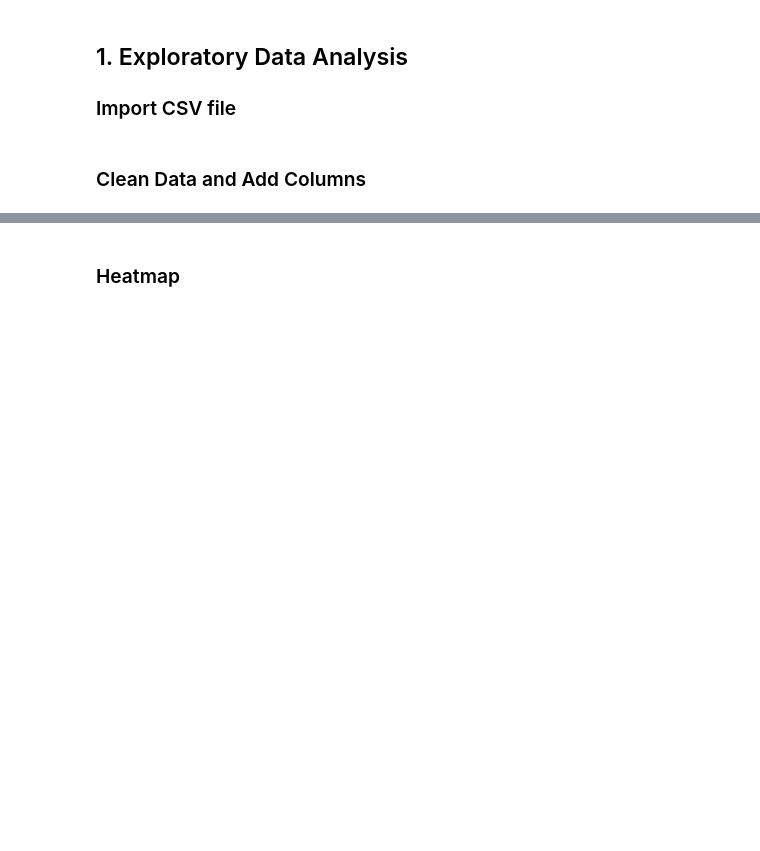
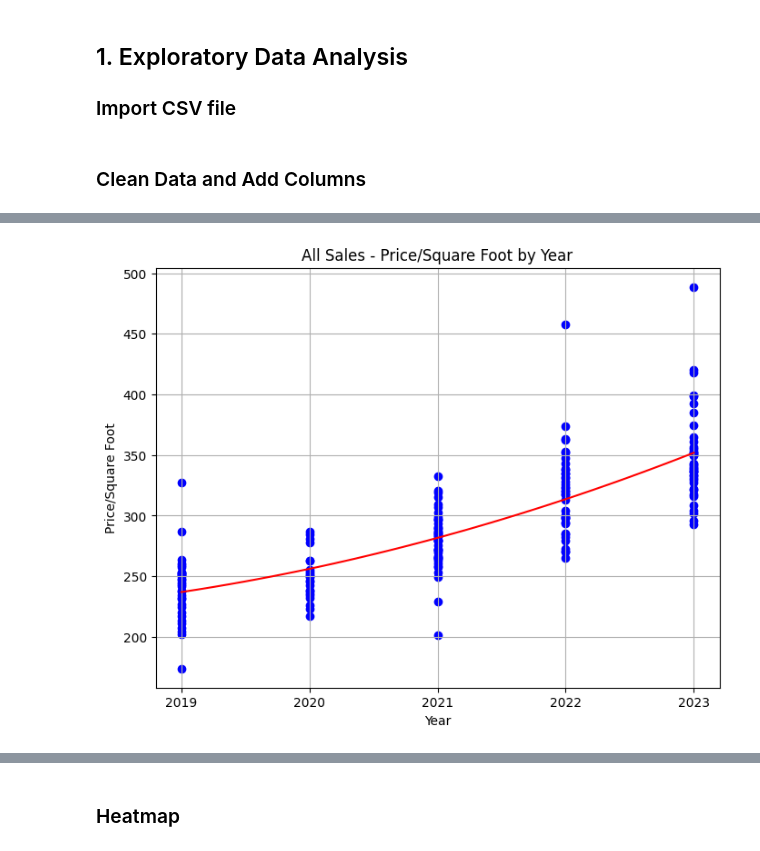
Before and after one commit to jason-christopher/Wheeler_Home_Values, a Jupyter notebook: analysis.ipynb, the cells around one changed output, grey strips where cells are left out. Drawn from its saved outputs; the diff is of its cells as text; code cells hidden in the pictures; blank space fills up the shorter version.

```diff
--- a/analysis.ipynb
+++ b/analysis.ipynb
@@ -94,0 +145,33 @@ Filtered Shape:  (126, 18)
+# %%
+# Create the scatter plot
+plt.figure(figsize=(8, 6))
+plt.scatter(df_sales['year'], df_sales['sales price/sqft'], marker='o', color='blue', label='Data Points')
+plt.title('All Sales - Price/Square Foot by Year')
+plt.xlabel('Year')
+plt.ylabel('Price/Square Foot')
+plt.grid(True)
+plt.xticks(range(int(df_sales['year'].min()), int(df_sales['year'].max()) + 1))
+
+# # Perform linear regression
+# slope, intercept, r_value, p_value, std_err = linregress(df_sales['year'], df_sales['sales price/sqft'])
+# trend_line = slope * df_sales['year'] + intercept
+
+# # Plot the trend line
+# plt.plot(df_sales['year'], trend_line, color='red', label='Trend Line')
+
+# # Show the plot
+# plt.show()
+
+# Fit a quadratic polynomial trend line
+coefficients = np.polyfit(df_sales['year'], df_sales['sales price/sqft'], 2)
+trend_line = np.poly1d(coefficients)
+x_values = np.linspace(df_sales['year'].min(), df_sales['year'].max(), 100)
+y_values = trend_line(x_values)
+
+# Plot the trend line
+plt.plot(x_values, y_values, color='red')
+
+# Show the plot without legend
+plt.show()
+# %% [output]
+[figure, added]
```
Also changed, not shown: parts of 20 cells of this notebook.
